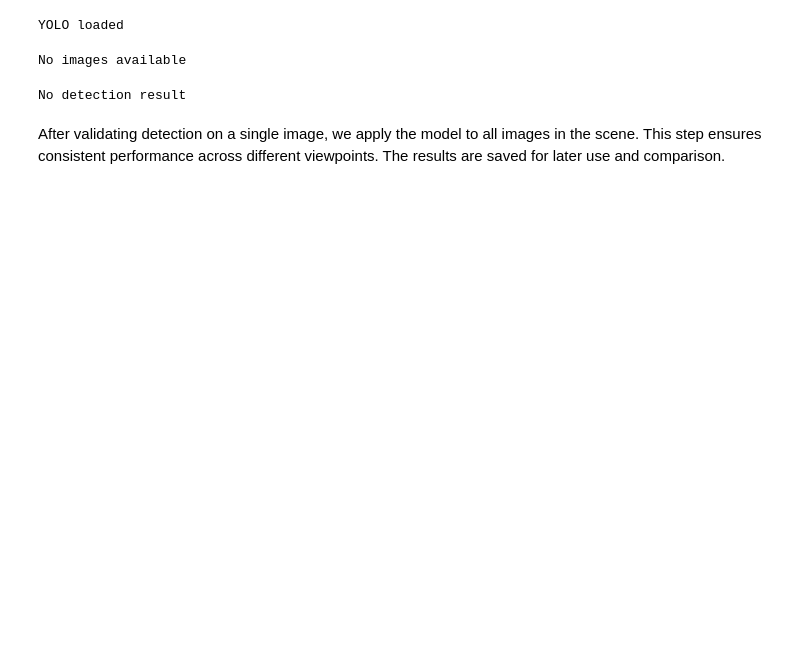
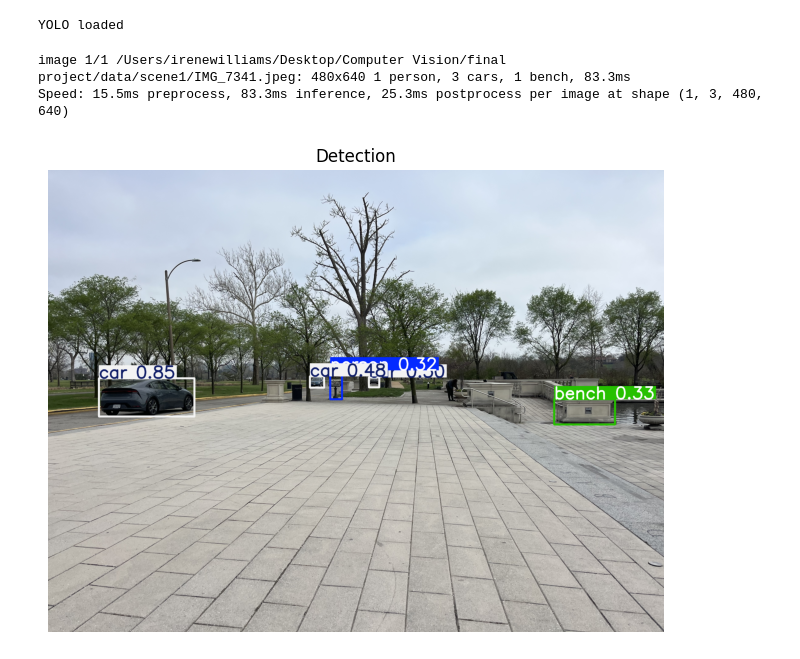
Before and after one commit to tiff123poof/Computer-Vision-Final-Project, a Jupyter notebook: main.ipynb, the cells around one changed output. Cells and saved outputs as stored; diff of their text form; code cells hidden in the pictures; blank space fills up the shorter version.

```diff
--- a/main.ipynb
+++ b/main.ipynb
@@ -155,18 +369,17 @@ if model is None:
 elif len(images) == 0:
     print("No images available")
 else:
-    path, _ = images[0]
+    path, _ = images[7]
     results = model(path)
     det_img = results[0].plot()
 # %% [output]
-No images available
+image 1/1 /Users/irenewilliams/Desktop/Computer Vision/final project/data/scene1/IMG_7341.jpeg: 480x640 1 person, 3 cars, 1 bench, 83.3ms
+Speed: 15.5ms preprocess, 83.3ms inference, 25.3ms postprocess per image at shape (1, 3, 480, 640)
 # %%
 if det_img is None:
     print("No detection result")
 else:
     display_image(det_img, title="Detection", figsize=(8, 6))
-    save_image("outputs/detection.jpg", det_img)
+    save_image("outputs/detection_sample.jpg", det_img)
 # %% [output]
-No detection result
+[figure, added]
-# %% [markdown]
-After validating detection on a single image, we apply the model to all images in the scene. This step ensures consistent performance across different viewpoints. The results are saved for later use and comparison.
```
Also changed, not shown: parts of 30 cells of this notebook.
